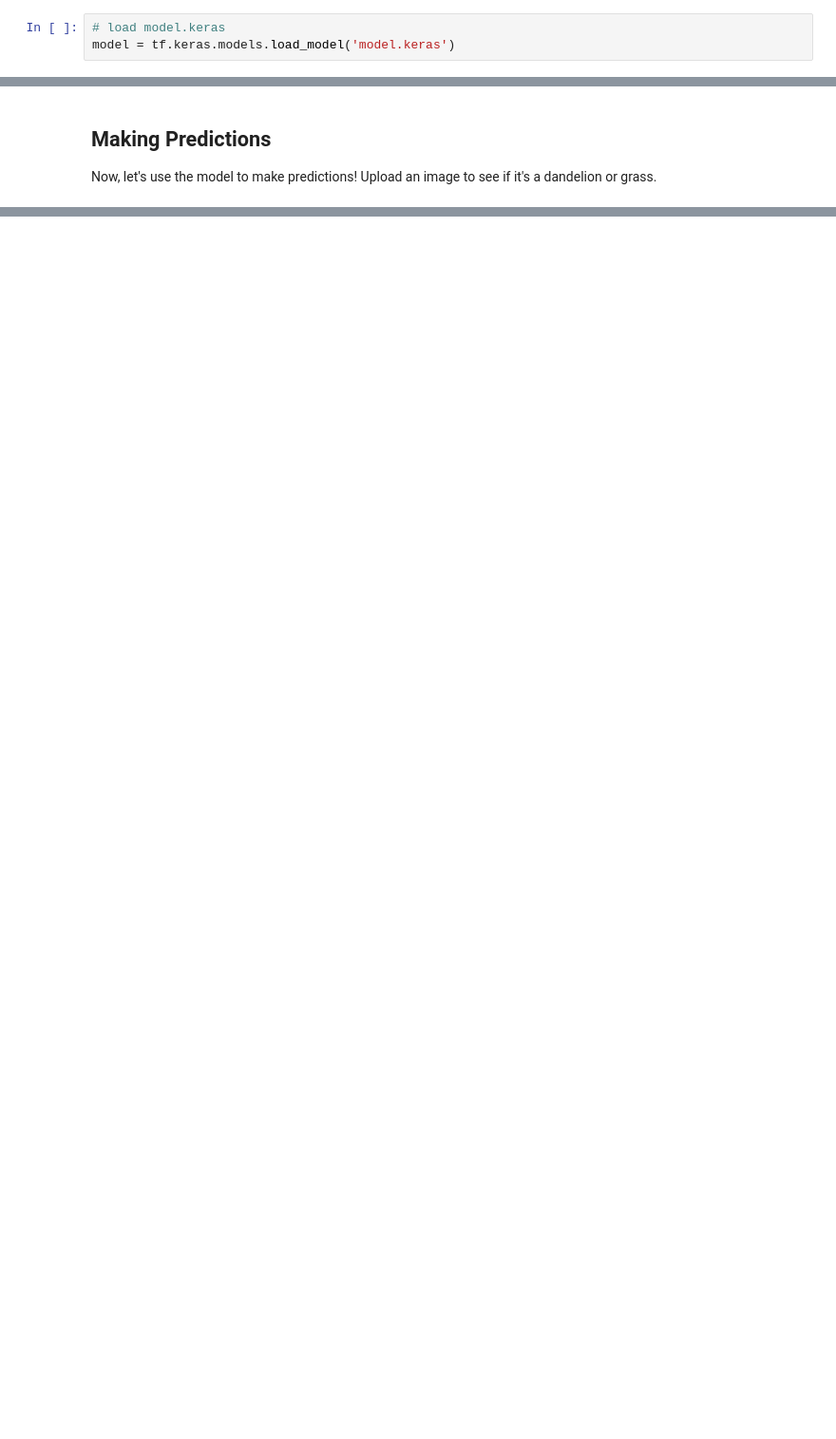
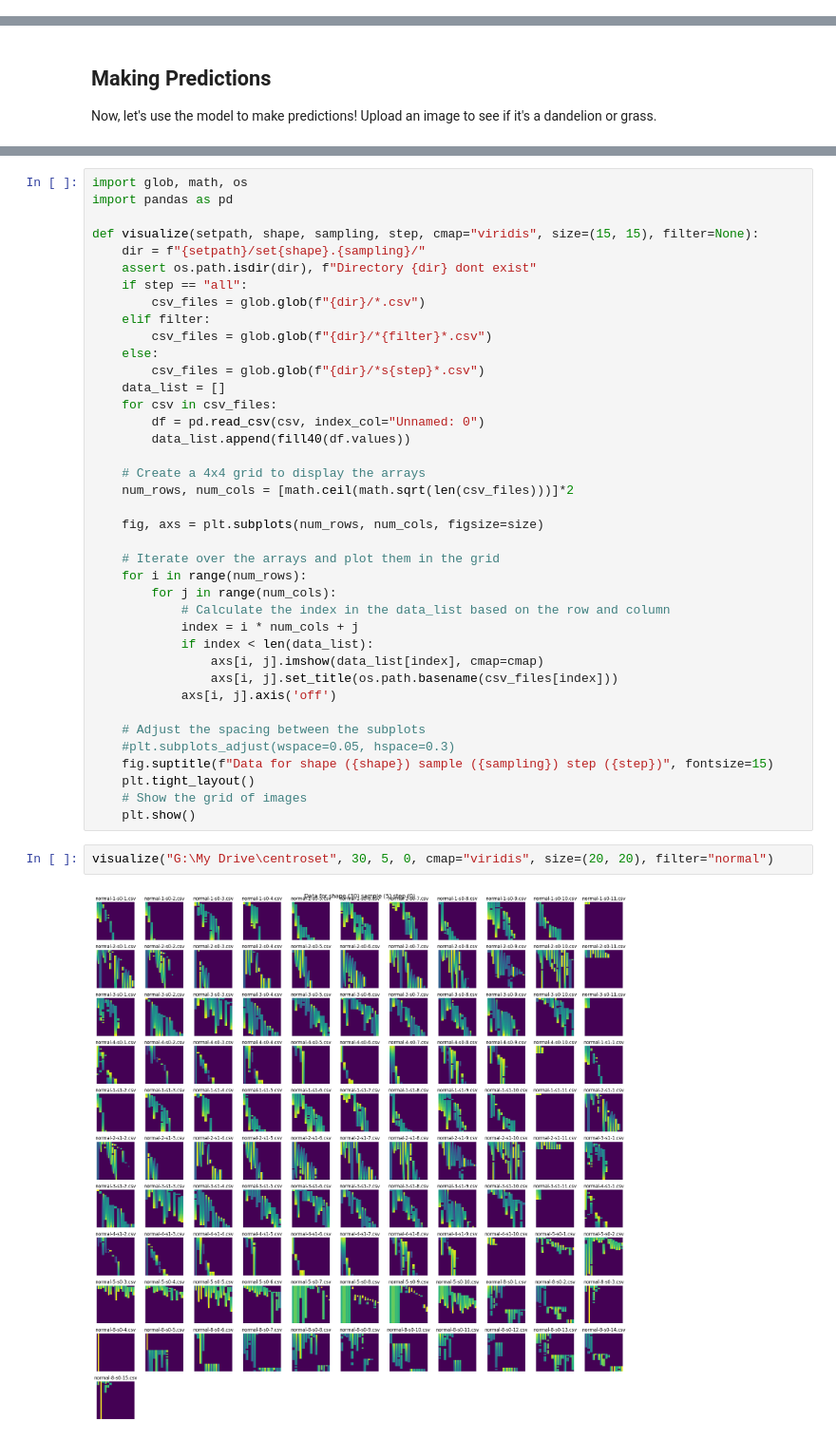
Before and after one commit to versa-syahptr/sinar-backend, a Jupyter notebook: lab.ipynb, the cells around one changed output, grey strips where cells are left out. Shown at 95% size. Saved outputs shown, nothing was run; the diff lists cells and outputs as text; blank space fills up the shorter version.

```diff
--- a/lab.ipynb
+++ b/lab.ipynb
@@ -133,9 +218,6 @@ model.evaluate(X_val, y_val, verbose=1)
 Now, let's calculate our ROC curve and plot it.
 
 First, let's make predictions on our validation set. When using generators to make predictions, we must first turn off shuffle (as we did when we created validation_generator) and reset the generator:
-# %%
-# load model.keras
-model = tf.keras.models.load_model('model.keras')
 # %%
 preds = model.predict(X_val,
                       verbose=1)
@@ -175,0 +314,43 @@ plt.show()
+# %%
+import glob, math, os
+import pandas as pd
+
+def visualize(setpath, shape, sampling, step, cmap="viridis", size=(15, 15), filter=None):
+    dir = f"{setpath}/set{shape}.{sampling}/"
+    assert os.path.isdir(dir), f"Directory {dir} dont exist"
+    if step == "all":
+        csv_files = glob.glob(f"{dir}/*.csv")
+    elif filter:
+        csv_files = glob.glob(f"{dir}/*{filter}*.csv")
+    else:
+        csv_files = glob.glob(f"{dir}/*s{step}*.csv")
+    data_list = []
+    for csv in csv_files:
+        df = pd.read_csv(csv, index_col="Unnamed: 0")
+        data_list.append(fill40(df.values))
+
+    # Create a 4x4 grid to display the arrays
+    num_rows, num_cols = [math.ceil(math.sqrt(len(csv_files)))]*2
+
+    fig, axs = plt.subplots(num_rows, num_cols, figsize=size)
+
+    # Iterate over the arrays and plot them in the grid
+    for i in range(num_rows):
+        for j in range(num_cols):
+            # Calculate the index in the data_list based on the row and column
+            index = i * num_cols + j
+            if index < len(data_list):
+                axs[i, j].imshow(data_list[index], cmap=cmap)
+                axs[i, j].set_title(os.path.basename(csv_files[index]))
+            axs[i, j].axis('off')
+
+    # Adjust the spacing between the subplots
+    #plt.subplots_adjust(wspace=0.05, hspace=0.3)
+    fig.suptitle(f"Data for shape ({shape}) sample ({sampling}) step ({step})", fontsize=15)
+    plt.tight_layout()
+    # Show the grid of images
+    plt.show()
+# %%
+visualize("G:\My Drive\centroset", 30, 5, 0, cmap="viridis", size=(20, 20), filter="normal")
+# %% [output]
+[figure, added]
```
Also changed, not shown: parts of 44 cells of this notebook, 10 other files.
